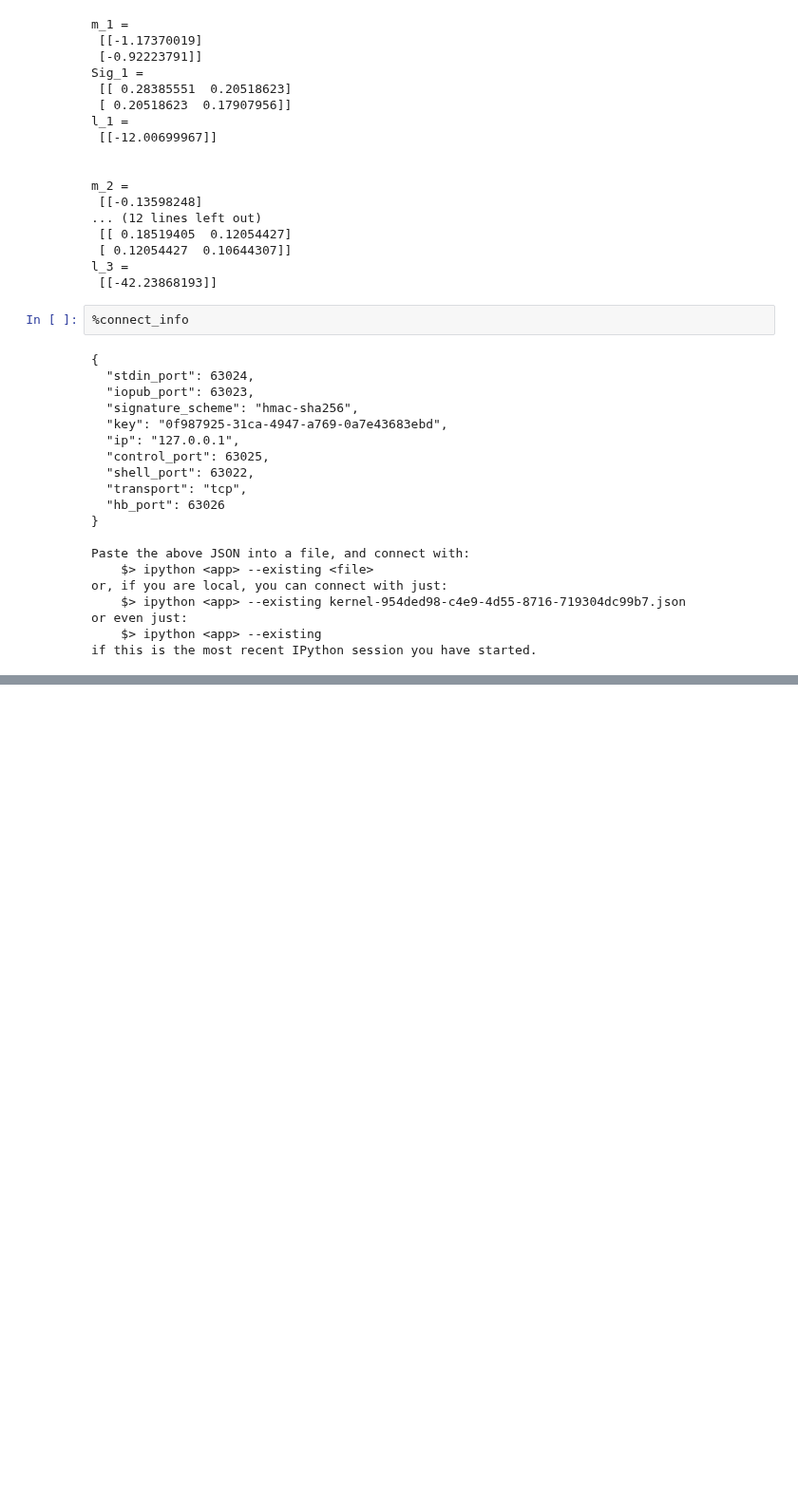
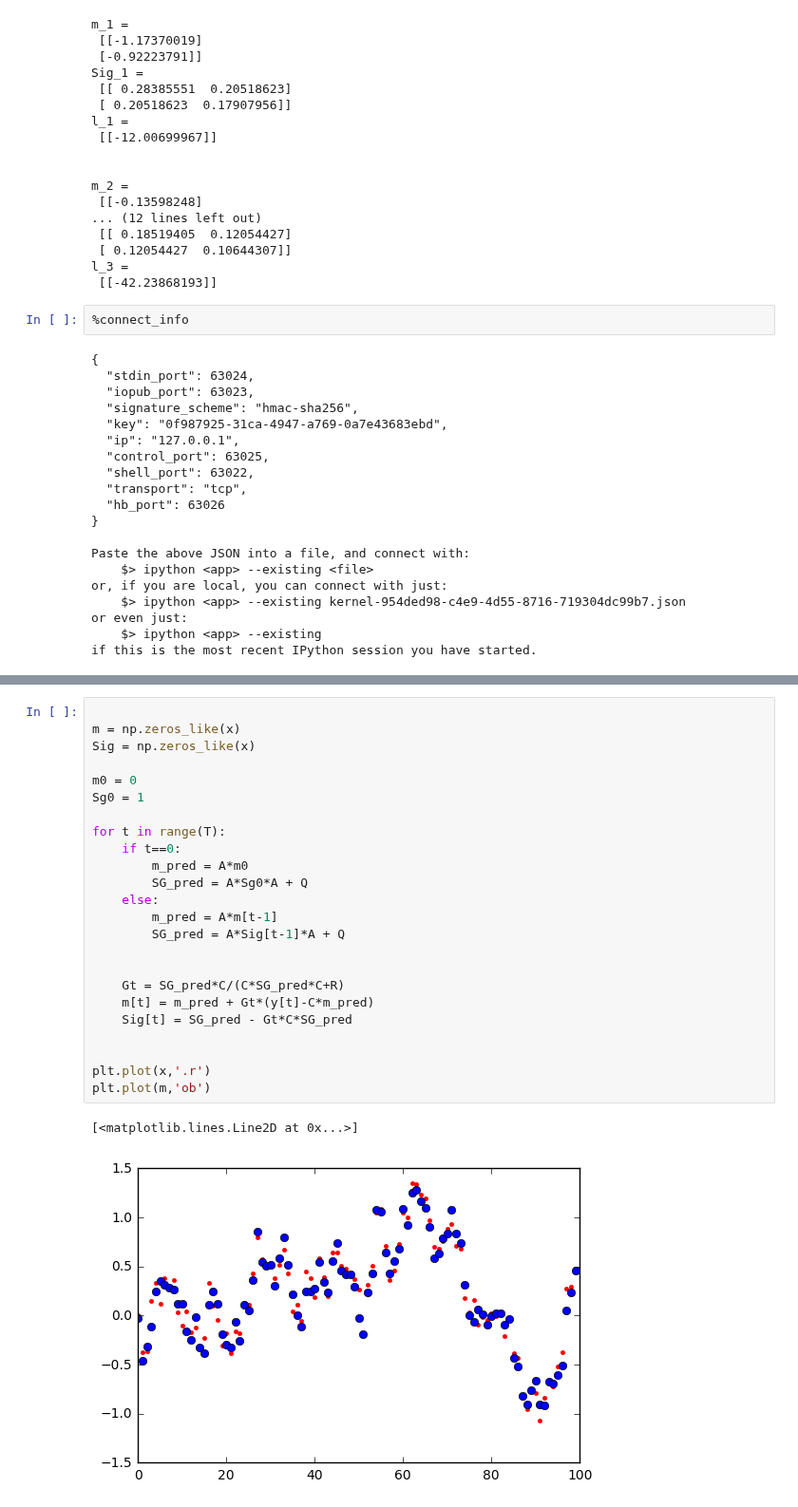
Before and after one commit to atcemgil/notes, a Jupyter notebook: KalmanFilter.ipynb, the cells around one changed output, grey strips where cells are left out. Shown at 95% size. Saved outputs shown, nothing was run; the diff lists cells and outputs as text; blank space fills up the shorter version.

```diff
--- a/KalmanFilter.ipynb
+++ b/KalmanFilter.ipynb
@@ -373,0 +407,27 @@ if this is the most recent IPython session you have started.
+# %%
+
+m = np.zeros_like(x)
+Sig = np.zeros_like(x)
+
+m0 = 0
+Sg0 = 1
+
+for t in range(T):
+    if t==0:
+        m_pred = A*m0
+        SG_pred = A*Sg0*A + Q
+    else:
+        m_pred = A*m[t-1]
+        SG_pred = A*Sig[t-1]*A + Q
+
+
+    Gt = SG_pred*C/(C*SG_pred*C+R)
+    m[t] = m_pred + Gt*(y[t]-C*m_pred)
+    Sig[t] = SG_pred - Gt*C*SG_pred
+
+
+plt.plot(x,'.r')
+plt.plot(m,'ob')
+# %% [output]
+[<matplotlib.lines.Line2D at 0x...>]
+[figure, added]
```
Also changed, not shown: parts of 2 cells of this notebook, 5 other files.
